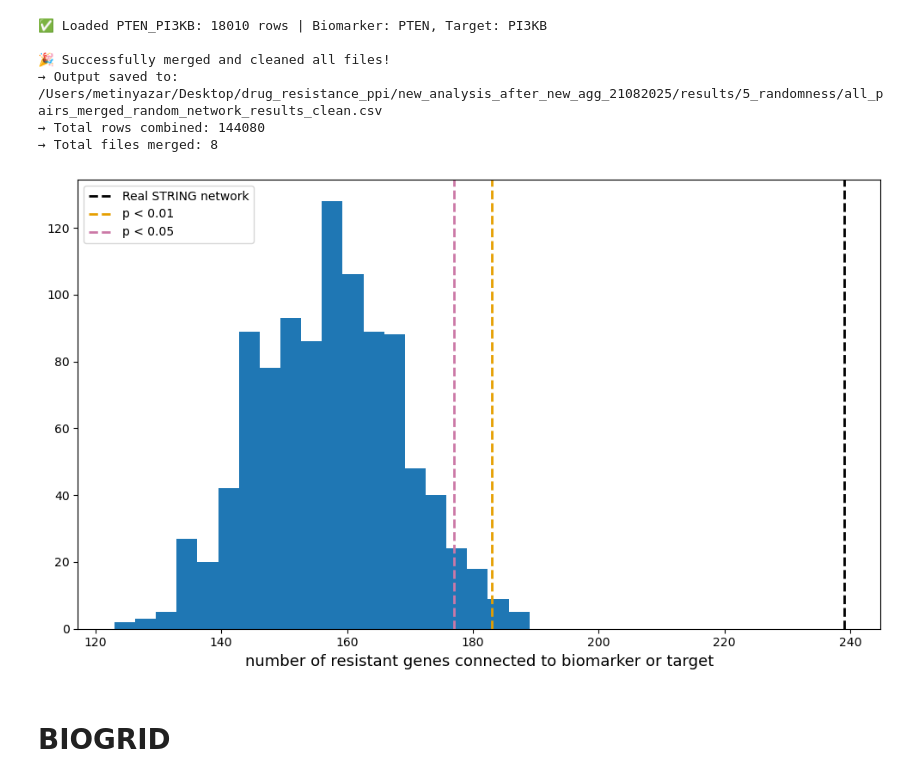
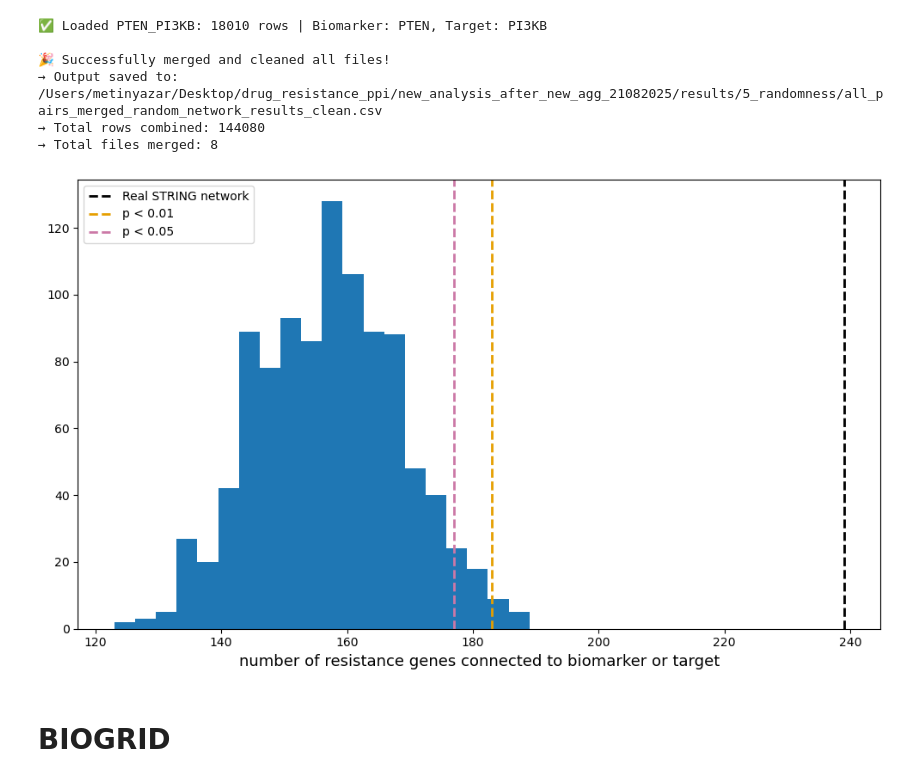
Before and after one commit to cancergenetics/SL_resistance, a Jupyter notebook: 5_randomness_analysis.ipynb, the cells around one changed output. Cells and saved outputs as stored; diff of their text form; code cells hidden in the pictures.

Commit message:
change_not_resistance

```diff
--- a/5_randomness_analysis.ipynb
+++ b/5_randomness_analysis.ipynb
@@ -1630,35 +1630,35 @@ real_network = res_df["Interaction_REAL"].sum()
 sorted_desc = np.sort(random_sums)[::-1]
 
 # p thresholds
 val_10 = sorted_desc[9]  if len(sorted_desc) >= 10 else None   # p = 0.01
 val_50 = sorted_desc[49] if len(sorted_desc) >= 50 else None   # p = 0.05
 
 # --- 6. Plot ---
 plt.figure(figsize=(10, 6))
 plt.hist(random_sums, bins=20, edgecolor='black', linewidth=0)
 
-plt.xlabel("number of resistant genes connected to biomarker or target", fontsize=13)
+plt.xlabel("number of resistance genes connected to biomarker or target", fontsize=13)
 
 # Real network → black line
 plt.axvline(real_network, color=OI_BLACK, linestyle='dashed', linewidth=2,
             label=f"Real STRING network")
 
 # p = 0.01 → Orange
 if val_10 is not None:
     plt.axvline(val_10, color=OI_ORANGE, linestyle='dashed', linewidth=2,
                 label=f"p < 0.01")
 
 # p = 0.05 → Purple
 if val_50 is not None:
     plt.axvline(val_50, color=OI_PURPLE, linestyle='dashed', linewidth=2,
                 label=f"p < 0.05")
 
 plt.legend()
 plt.tight_layout()
 plt.savefig('results/4_randomness/random_networks_string_interaction_histogram_50_100_1_okabe.jpeg', dpi=600)
 plt.show()
 # %% [output]
-[figure, old version]
+[figure, new version]
 # %% [markdown]
 # BIOGRID
 # %%
```
Also changed, not shown: parts of 1 cell of this notebook, 5 other files.
